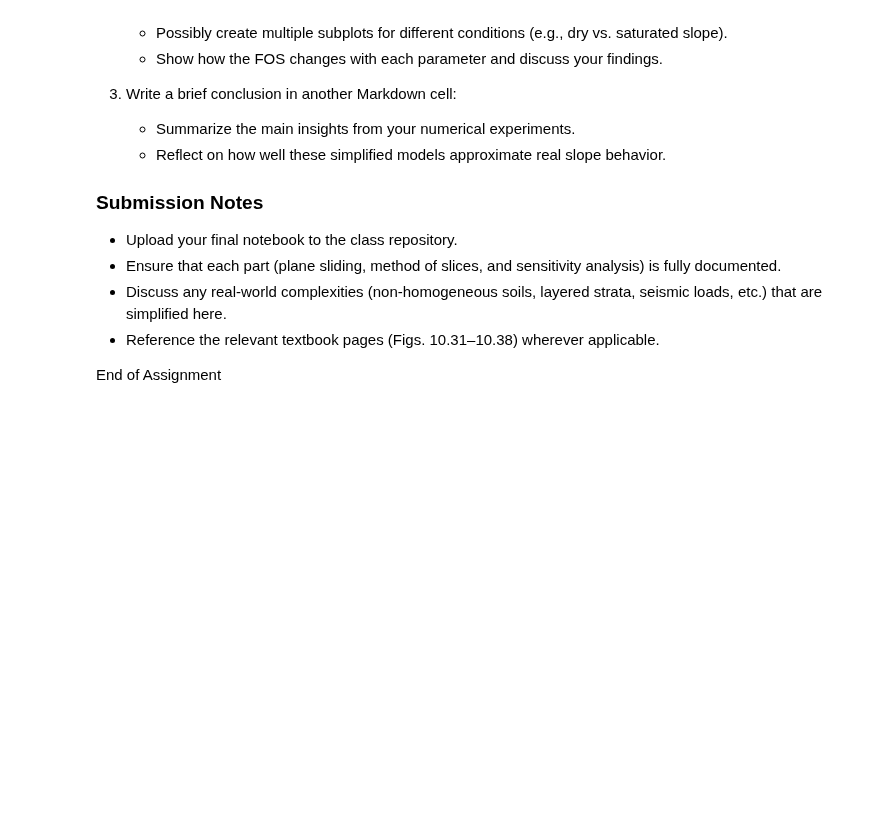
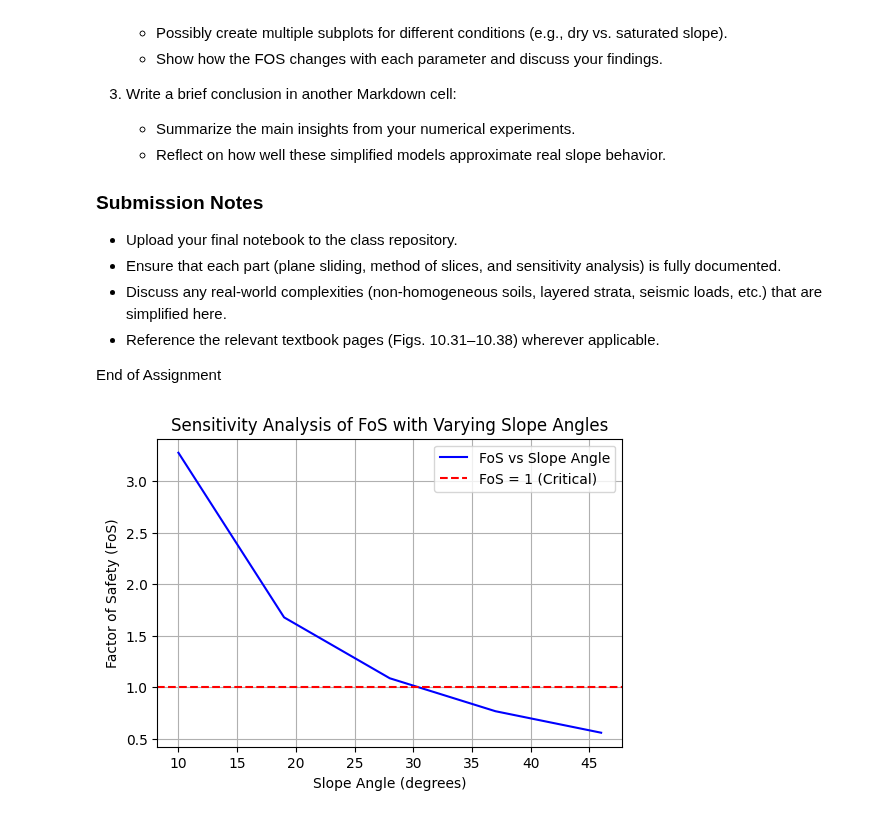
Before and after one commit to iGeology-Illinois/geol-581-module-3-principles-of-uncertainty-chapter-4-seanb7, a Jupyter notebook: GEOL_581_Module_5_Slope_Stability_Analyses_no1.ipynb, the cells around one changed output. Cells and saved outputs as stored; diff of their text form; code cells hidden in the pictures; blank space fills up the shorter version.

```diff
--- a/GEOL_581_Module_5_Slope_Stability_Analyses_no1.ipynb
+++ b/GEOL_581_Module_5_Slope_Stability_Analyses_no1.ipynb
@@ -233,3 +324,37 @@ plt.show()
 - Reference the relevant textbook pages (Figs. 10.31–10.38) wherever applicable.
 
 End of Assignment
+# %%
+# Dry Slopes
+import numpy as np
+import matplotlib.pyplot as plt
+
+# Constants
+cohesion = 0  # Cohesion (c) in kPa
+unit_weight = 20  # Unit weight (γ) in kN/m³
+friction_angle = 30  # Friction angle (φ) in degrees
+
+# Function to calculate FoS
+def calculate_fos(slope_angle, cohesion, unit_weight, friction_angle):
+    slope_angle_rad = np.radians(slope_angle)
+    friction_angle_rad = np.radians(friction_angle)
+    return (cohesion + unit_weight * np.cos(slope_angle_rad) * np.tan(friction_angle_rad)) / (unit_weight * np.sin(slope_angle_rad))
+
+# Slope angles for analysis
+slope_angles = np.linspace(10, 46, 5)
+
+# Calculate FoS for each slope angle
+fos_values = [calculate_fos(angle, cohesion, unit_weight, friction_angle) for angle in slope_angles]
+
+# Plotting
+plt.figure(figsize=(6, 4))
+plt.plot(slope_angles, fos_values, label='FoS vs Slope Angle', color='b')
+plt.axhline(y=1, color='r', linestyle='--', label='FoS = 1 (Critical)')
+plt.xlabel('Slope Angle (degrees)')
+plt.ylabel('Factor of Safety (FoS)')
+plt.title('Sensitivity Analysis of FoS with Varying Slope Angles')
+plt.legend()
+plt.grid(True)
+plt.show()
+# %% [output]
+[figure, added]
```
Also changed, not shown: parts of 11 cells of this notebook.
